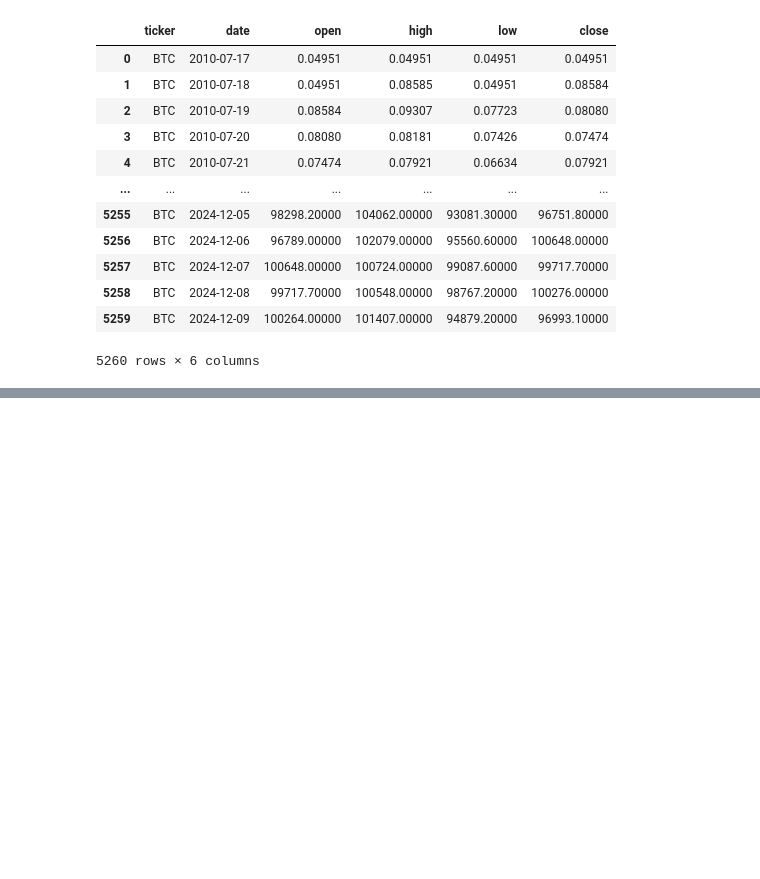
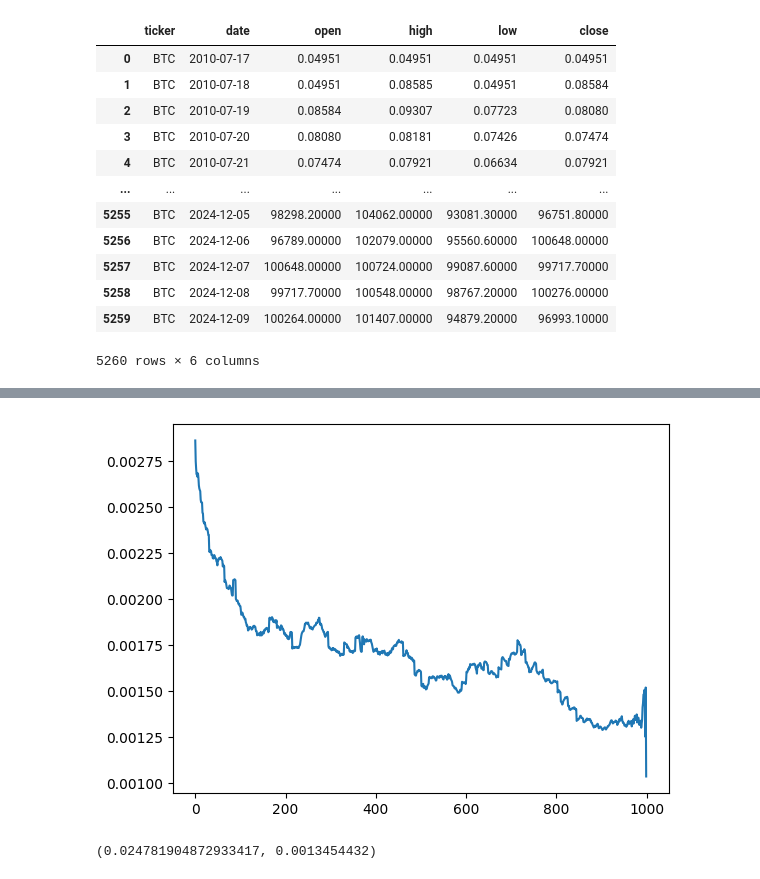
Before and after one commit to JPcooldev/time-series, a Jupyter notebook: data_preprocessing.ipynb, the cells around one changed output, grey strips where cells are left out. Drawn from its saved outputs; the diff is of its cells as text; code cells hidden in the pictures; blank space fills up the shorter version.

```diff
--- a/data_preprocessing.ipynb
+++ b/data_preprocessing.ipynb
@@ -64,0 +105,4 @@ print('hello')
+# %%
+model = NN()
+criterion = nn.MSELoss()
+optimizer = torch.optim.Adam(model.parameters(), lr=0.0005)
@@ -64,0 +116,11 @@ print('hello')
+# %%
+class CustomDataset(Dataset):
+  def __init__(self, X, y):
+    self.X = X
+    self.y = y
+
+  def __getitem__(self, index):
+    return self.X[index], self.y[index]
+
+  def __len__(self):
+    return len(self.X)
@@ -64,0 +129,18 @@ print('hello')
+# %%
+epochs = 1000
+losses = []
+
+customdataset = CustomDataset(X_train, y_train)
+dataloader = DataLoader(customdataset, batch_size=32, shuffle=True)
+
+for ep in tqdm(range(epochs)):
+  for batch in dataloader:
+    X, y = batch
+    yhat = model(X)
+    loss = criterion(yhat, y)
+    optimizer.zero_grad()
+    loss.backward()
+    optimizer.step()
+  losses.append(loss.detach().numpy())
+  if ep % 250 == 0:
+    print(loss)
@@ -64,0 +152,6 @@ print('hello')
+# %%
+import matplotlib.pyplot as plt
+plt.plot([(np.mean(losses[i:i+len(dataloader)])) for i in range(epochs)])
+plt.show()
+# %% [output]
+[figure, added]
@@ -64,0 +172,4 @@ print('hello')
+# %%
+sum(result)/len(result), np.mean(test_losses)
+# %% [output]
+(0.024781904872933417, 0.0013454432)
```
Also changed, not shown: parts of 14 cells of this notebook.
